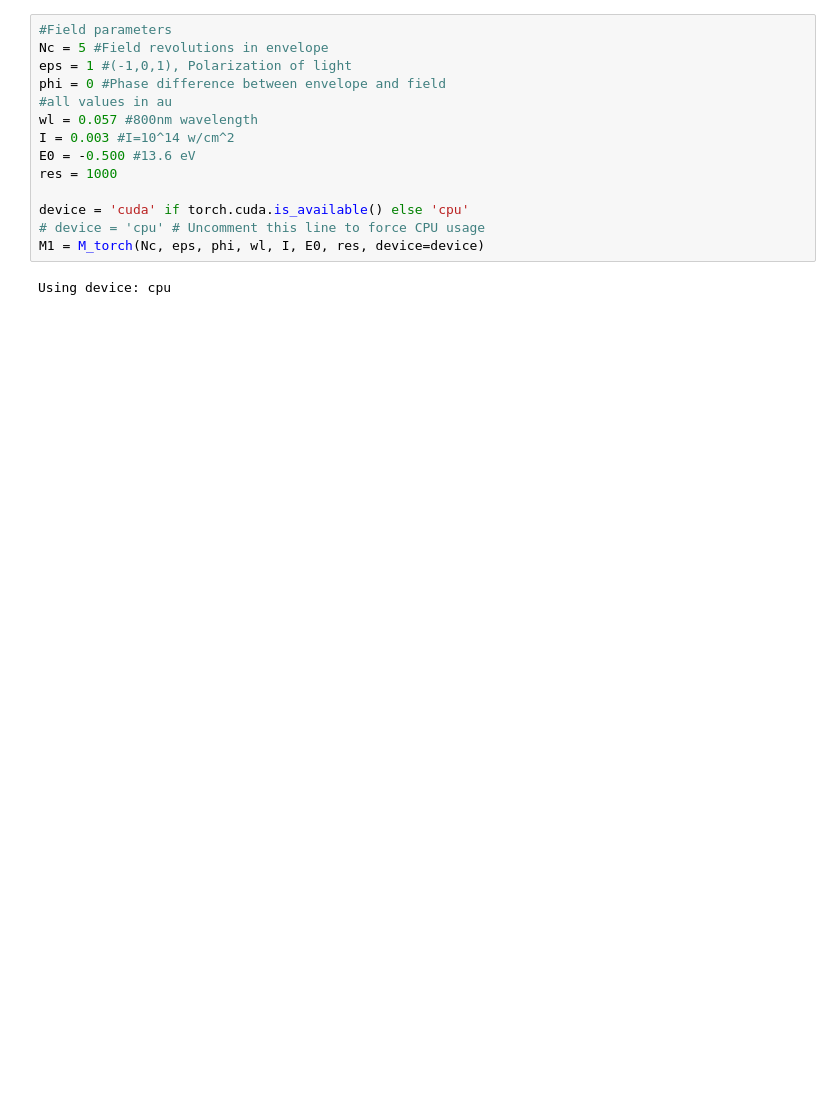
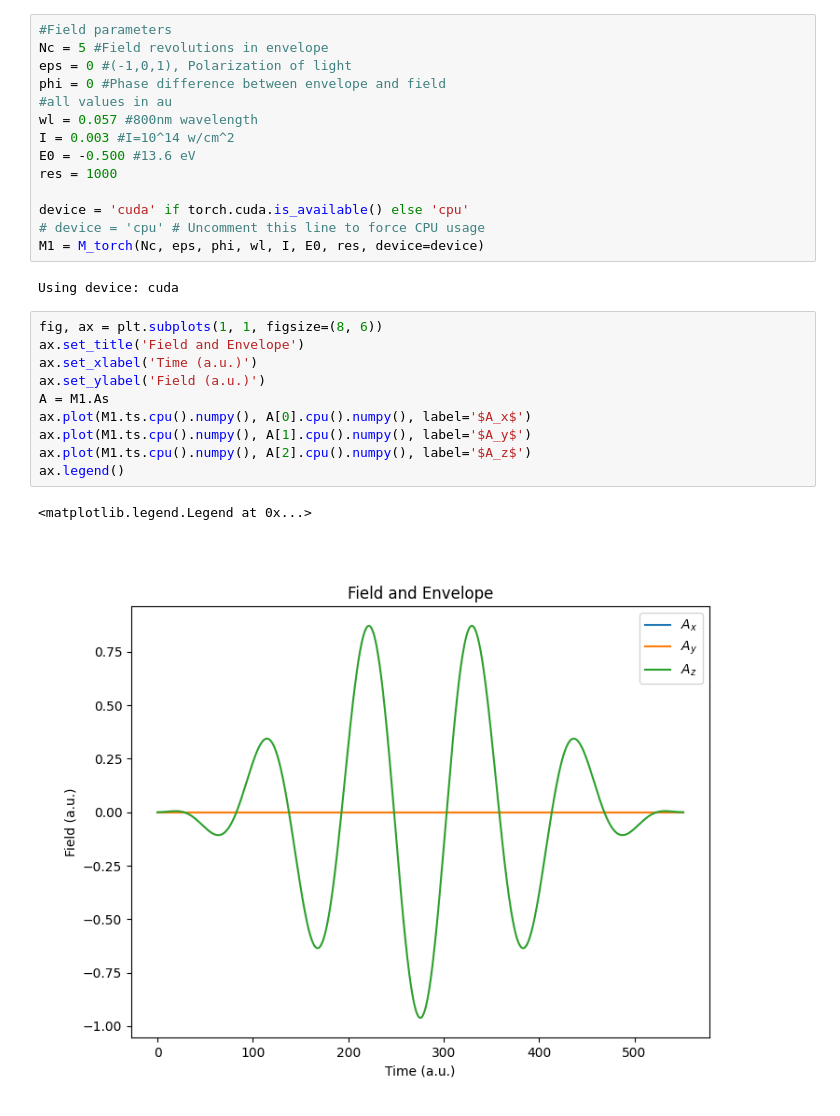
Before and after one commit to Kschloms/Ultra-fast-final-pres, a Jupyter notebook: plot_with_single_int_pytorch.ipynb, the cells around one changed output. Drawn from its saved outputs; the diff is of its cells as text; blank space fills up the shorter version.

```diff
--- a/plot_with_single_int_pytorch.ipynb
+++ b/plot_with_single_int_pytorch.ipynb
@@ -8,7 +9,7 @@ import ipywidgets as widgets
 # %%
 #Field parameters
 Nc = 5 #Field revolutions in envelope
-eps = 1 #(-1,0,1), Polarization of light
+eps = 0 #(-1,0,1), Polarization of light
 phi = 0 #Phase difference between envelope and field
 #all values in au
 wl = 0.057 #800nm wavelength
@@ -20,6 +21,19 @@ device = 'cuda' if torch.cuda.is_available() else 'cpu'
 # device = 'cpu' # Uncomment this line to force CPU usage
 M1 = M_torch(Nc, eps, phi, wl, I, E0, res, device=device)
 # %% [output]
-Using device: cpu
+Using device: cuda
+# %%
+fig, ax = plt.subplots(1, 1, figsize=(8, 6))
+ax.set_title('Field and Envelope')
+ax.set_xlabel('Time (a.u.)')
+ax.set_ylabel('Field (a.u.)')
+A = M1.As
+ax.plot(M1.ts.cpu().numpy(), A[0].cpu().numpy(), label='$A_x$')
+ax.plot(M1.ts.cpu().numpy(), A[1].cpu().numpy(), label='$A_y$')
+ax.plot(M1.ts.cpu().numpy(), A[2].cpu().numpy(), label='$A_z$')
+ax.legend()
+# %% [output]
+<matplotlib.legend.Legend at 0x...>
+[figure, added]
 # %%
 # Define grid ranges and resolution
```
Also changed, not shown: parts of 6 cells of this notebook, 4 other files.
